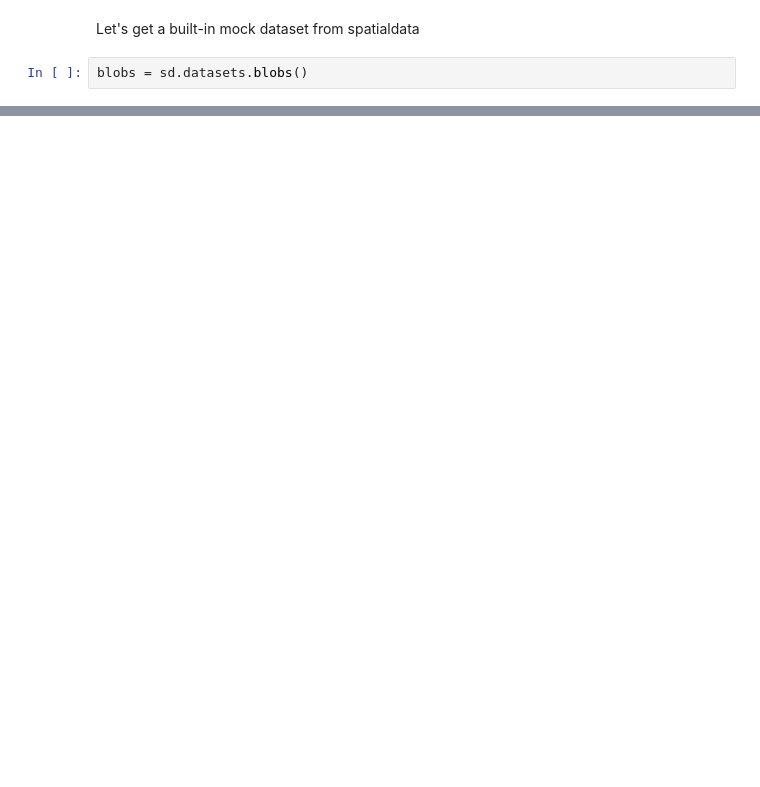
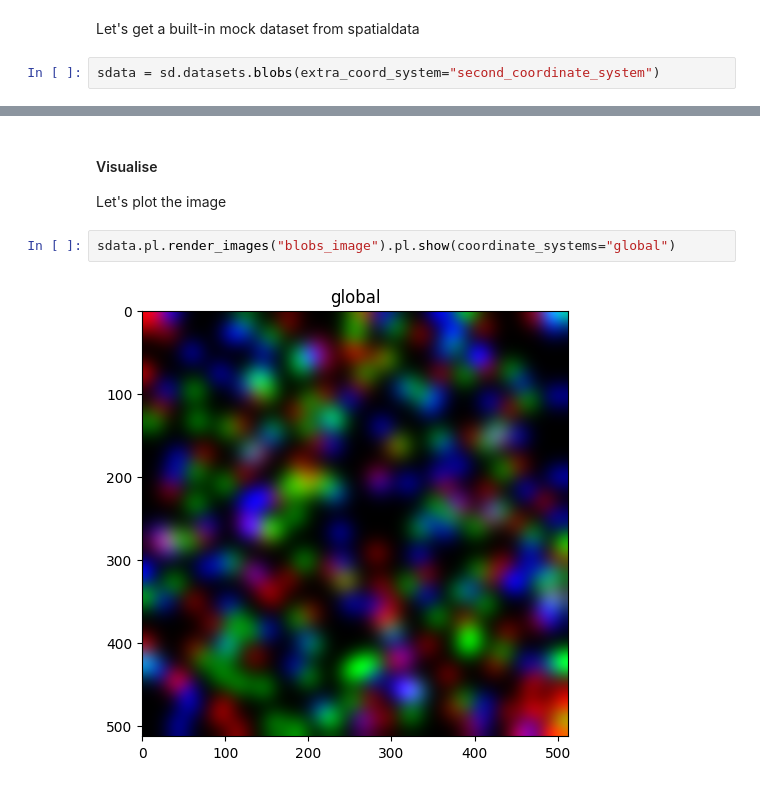
Before and after one commit to MannLabs/dvp-io, a Jupyter notebook: docs/notebooks/001_introduction-to-spatialdata.ipynb, the cells around one changed output, grey strips where cells are left out. Cells and saved outputs as stored; diff of their text form; blank space fills up the shorter version.

```diff
--- a/docs/notebooks/001_introduction-to-spatialdata.ipynb
+++ b/docs/notebooks/001_introduction-to-spatialdata.ipynb
@@ -42,5 +52,5 @@ import spatialdata as sd
 # %% [markdown]
 Let's get a built-in mock dataset from spatialdata
 # %%
-blobs = sd.datasets.blobs()
+sdata = sd.datasets.blobs(extra_coord_system="second_coordinate_system")
 # %% [markdown]
@@ -73,0 +133,7 @@ Images are
+# %% [markdown]
+#### Visualise
+Let's plot the image
+# %%
+sdata.pl.render_images("blobs_image").pl.show(coordinate_systems="global")
+# %% [output]
+[figure, added]
```
Also changed, not shown: parts of 35 cells of this notebook.
